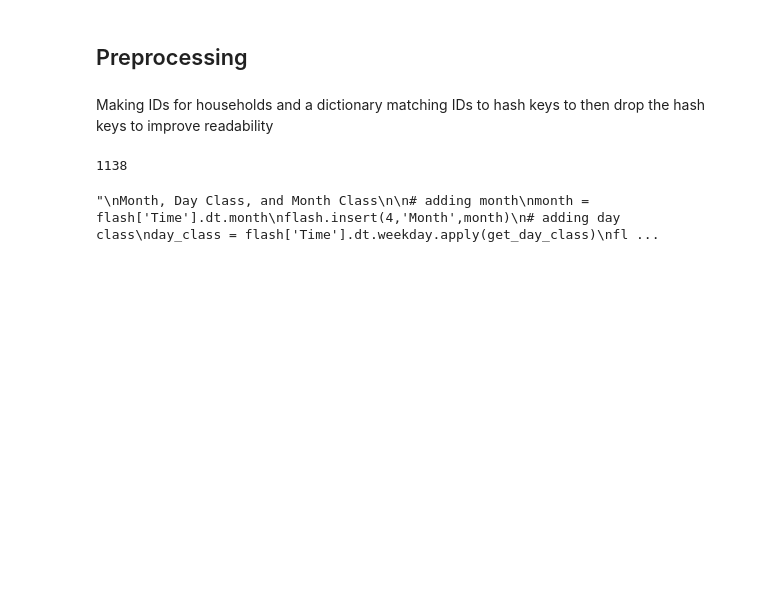
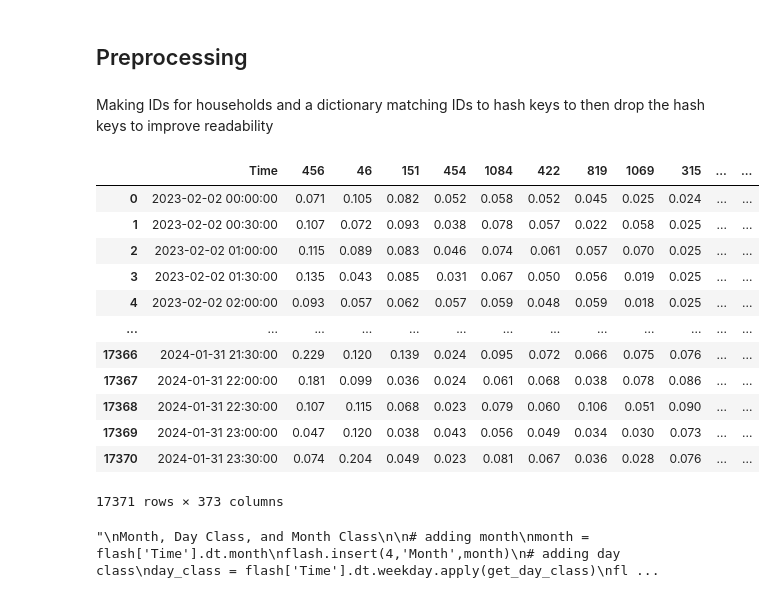
Before and after one commit to guri99uy/ST498_CAPSTONE, a Jupyter notebook: Notebooks/FLASH.ipynb, the cells around one changed output. Cells and saved outputs as stored; diff of their text form; code cells hidden in the pictures; blank space fills up the shorter version.

```diff
--- a/Notebooks/FLASH.ipynb
+++ b/Notebooks/FLASH.ipynb
@@ -225,19 +222,37 @@ df_socio = pd.read_csv(csv_path)
 df_socio['ID'] = range(1,len(df_socio) + 1) # make IDs
 id_dict = df_socio.set_index('HASH_KEY')['ID'].to_dict() # make dictionary with ID-hash key pairs
 df_socio = df_socio.drop(columns="HASH_KEY") # drop hash keys from table
-# %%
-len(id_dict)
-# %% [output]
-1138
 # %%
-# df_control = df_control.rename(columns=id_dict)
 
 def data_with_socio(df, dict):
     columns_to_keep = [col for col in df.columns if col in dict]
     return df[columns_to_keep]
 
-control_subset = data_with_socio(df_control, list(id_dict.keys())).rename(columns=id_dict)
-int_subset = data_with_socio(df_int, list(id_dict.keys())).rename(columns=id_dict)
+
+control_subset = data_with_socio(df_control, list(id_dict.keys()))
+int_subset = data_with_socio(df_int, list(id_dict.keys()))
+
+control_subset = control_subset.rename(columns=id_dict)
+int_subset = int_subset.rename(columns=id_dict)
+
+control_subset.insert(0, 'Time', df_control['Time'])
+int_subset.insert(0, 'Time', df_int['Time'])
+# %%
+int_subset
+# %% [output]
+|  | Time | 456 | 46 | 151 | 454 | 1084 | 422 | 819 | 1069 | 315 | ... | ... |
+| 0 | 2023-02-02 00:00:00 | 0.071 | 0.105 | 0.082 | 0.052 | 0.058 | 0.052 | 0.045 | 0.025 | 0.024 | ... | ... |
+| 1 | 2023-02-02 00:30:00 | 0.107 | 0.072 | 0.093 | 0.038 | 0.078 | 0.057 | 0.022 | 0.058 | 0.025 | ... | ... |
+| 2 | 2023-02-02 01:00:00 | 0.115 | 0.089 | 0.083 | 0.046 | 0.074 | 0.061 | 0.057 | 0.070 | 0.025 | ... | ... |
+| 3 | 2023-02-02 01:30:00 | 0.135 | 0.043 | 0.085 | 0.031 | 0.067 | 0.050 | 0.056 | 0.019 | 0.025 | ... | ... |
+| 4 | 2023-02-02 02:00:00 | 0.093 | 0.057 | 0.062 | 0.057 | 0.059 | 0.048 | 0.059 | 0.018 | 0.025 | ... | ... |
+| ... | ... | ... | ... | ... | ... | ... | ... | ... | ... | ... | ... | ... |
+| 17366 | 2024-01-31 21:30:00 | 0.229 | 0.120 | 0.139 | 0.024 | 0.095 | 0.072 | 0.066 | 0.075 | 0.076 | ... | ... |
+| 17367 | 2024-01-31 22:00:00 | 0.181 | 0.099 | 0.036 | 0.024 | 0.061 | 0.068 | 0.038 | 0.078 | 0.086 | ... | ... |
+| 17368 | 2024-01-31 22:30:00 | 0.107 | 0.115 | 0.068 | 0.023 | 0.079 | 0.060 | 0.106 | 0.051 | 0.090 | ... | ... |
+| 17369 | 2024-01-31 23:00:00 | 0.047 | 0.120 | 0.038 | 0.043 | 0.056 | 0.049 | 0.034 | 0.030 | 0.073 | ... | ... |
+| 17370 | 2024-01-31 23:30:00 | 0.074 | 0.204 | 0.049 | 0.023 | 0.081 | 0.067 | 0.036 | 0.028 | 0.076 | ... | ... |
+17371 rows × 373 columns
 # %%
 # functions from first_checkpoint.ipynb script
 # can be edited; less data -> less classes all around
```
Also changed, not shown: parts of 29 cells of this notebook.
